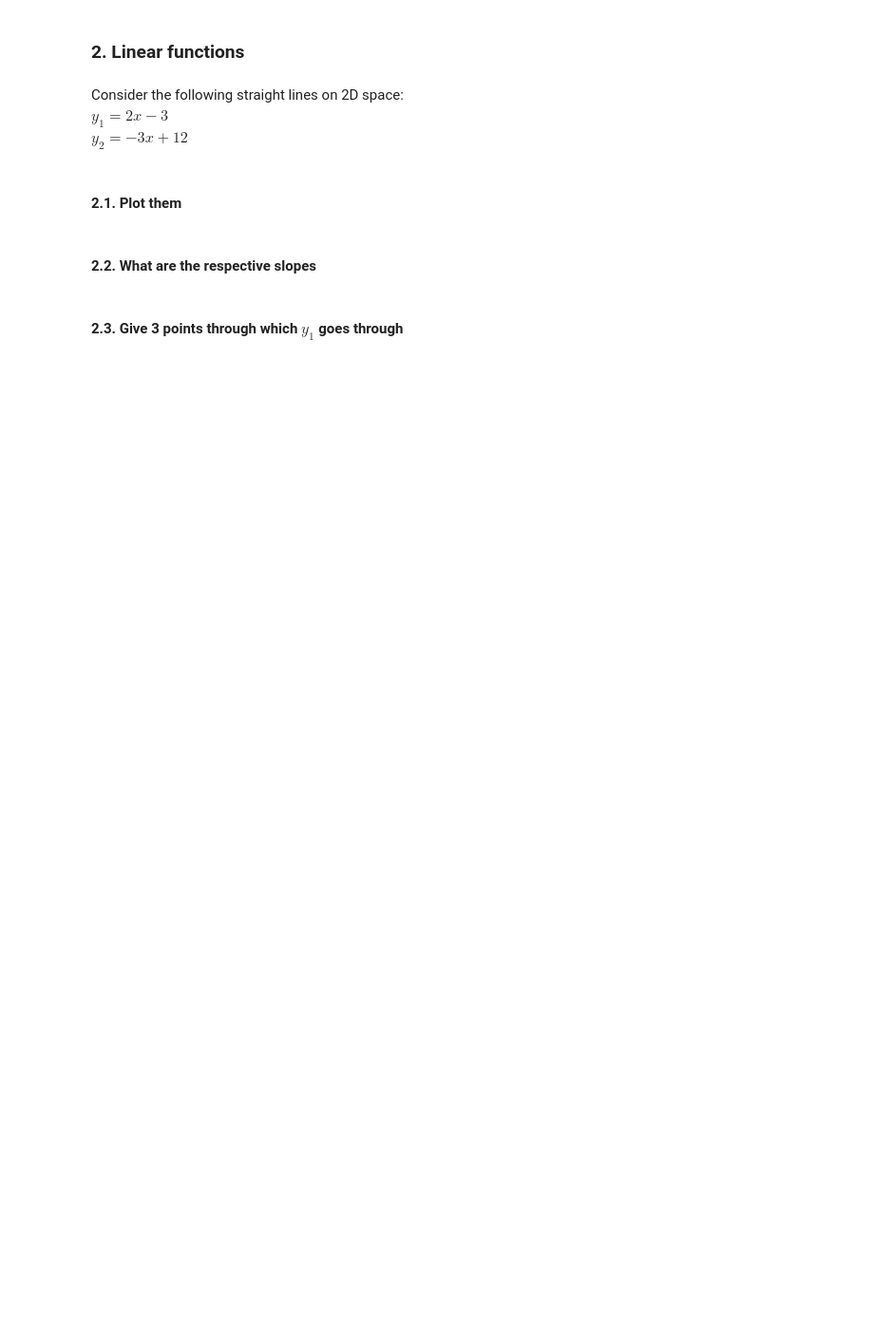
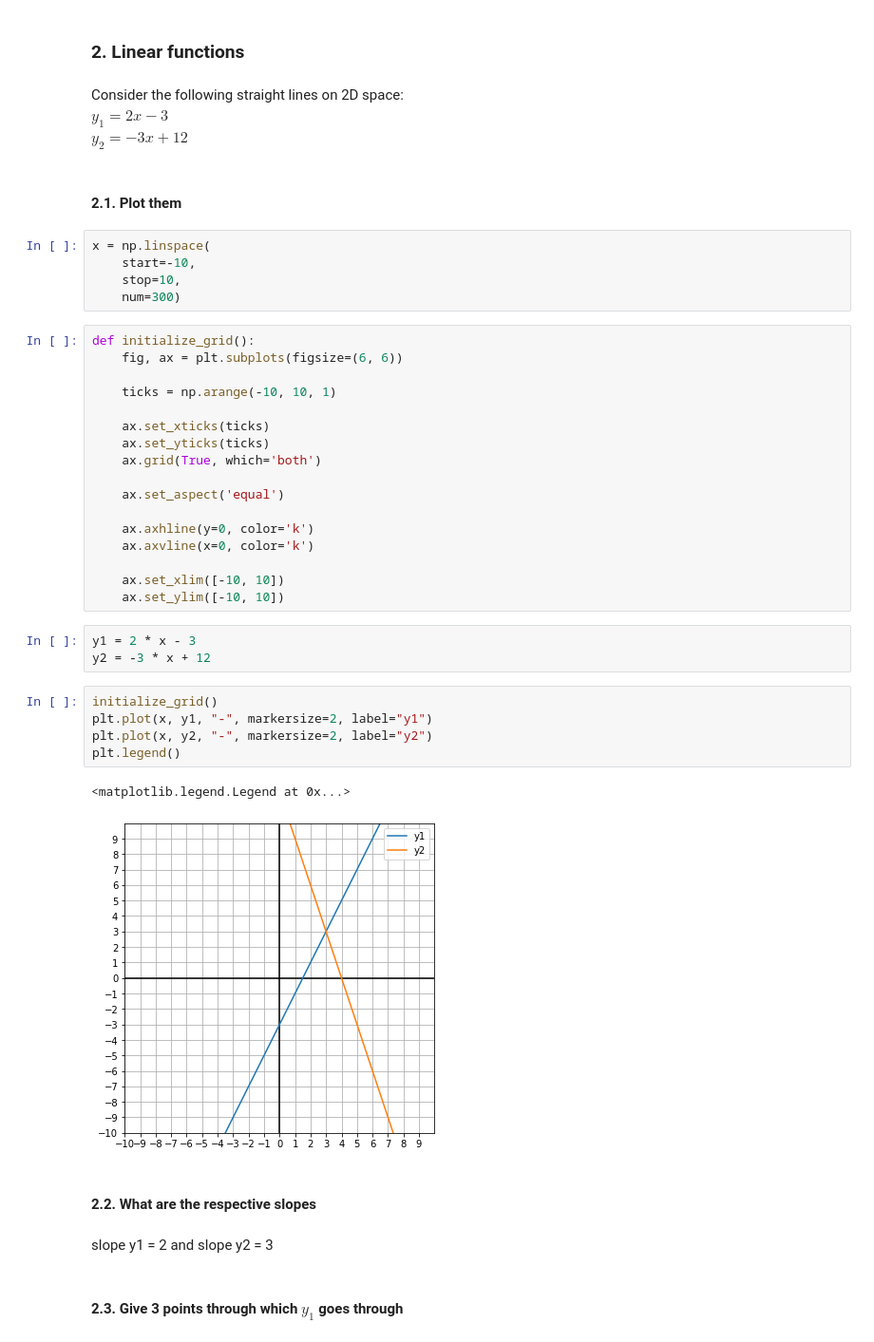
Before and after one commit to Ironhack-Data-Madrid-Enero-2021/lab-math-refresher, a Jupyter notebook: your-code/main.ipynb, the cells around one changed output. Shown: that part at 95% size. Cells and saved outputs as stored; diff of their text form; blank space fills up the shorter version.

```diff
--- a/your-code/main.ipynb
+++ b/your-code/main.ipynb
@@ -40,7 +68,43 @@ $y_1=2x-3$
 $y_2=-3x+12$
 # %% [markdown]
 #### 2.1. Plot them
+# %%
+x = np.linspace(
+    start=-10,
+    stop=10,
+    num=300)
+# %%
+def initialize_grid():
+    fig, ax = plt.subplots(figsize=(6, 6))
+
+    ticks = np.arange(-10, 10, 1)
+
+    ax.set_xticks(ticks)
+    ax.set_yticks(ticks)
+    ax.grid(True, which='both')
+
+    ax.set_aspect('equal')
+
+    ax.axhline(y=0, color='k')
+    ax.axvline(x=0, color='k')
+
+    ax.set_xlim([-10, 10])
+    ax.set_ylim([-10, 10])
+# %%
+y1 = 2 * x - 3
+y2 = -3 * x + 12
+# %%
+initialize_grid()
+plt.plot(x, y1, "-", markersize=2, label="y1")
+plt.plot(x, y2, "-", markersize=2, label="y2")
+plt.legend()
+# %% [output]
+<matplotlib.legend.Legend at 0x...>
+[figure, added]
 # %% [markdown]
 #### 2.2. What are the respective slopes
+# %% [markdown]
+slope y1 = 2 and
+slope y2 = 3
 # %% [markdown]
 #### 2.3. Give 3 points through which $y_1$ goes through
```
Also changed, not shown: parts of 20 cells of this notebook.
